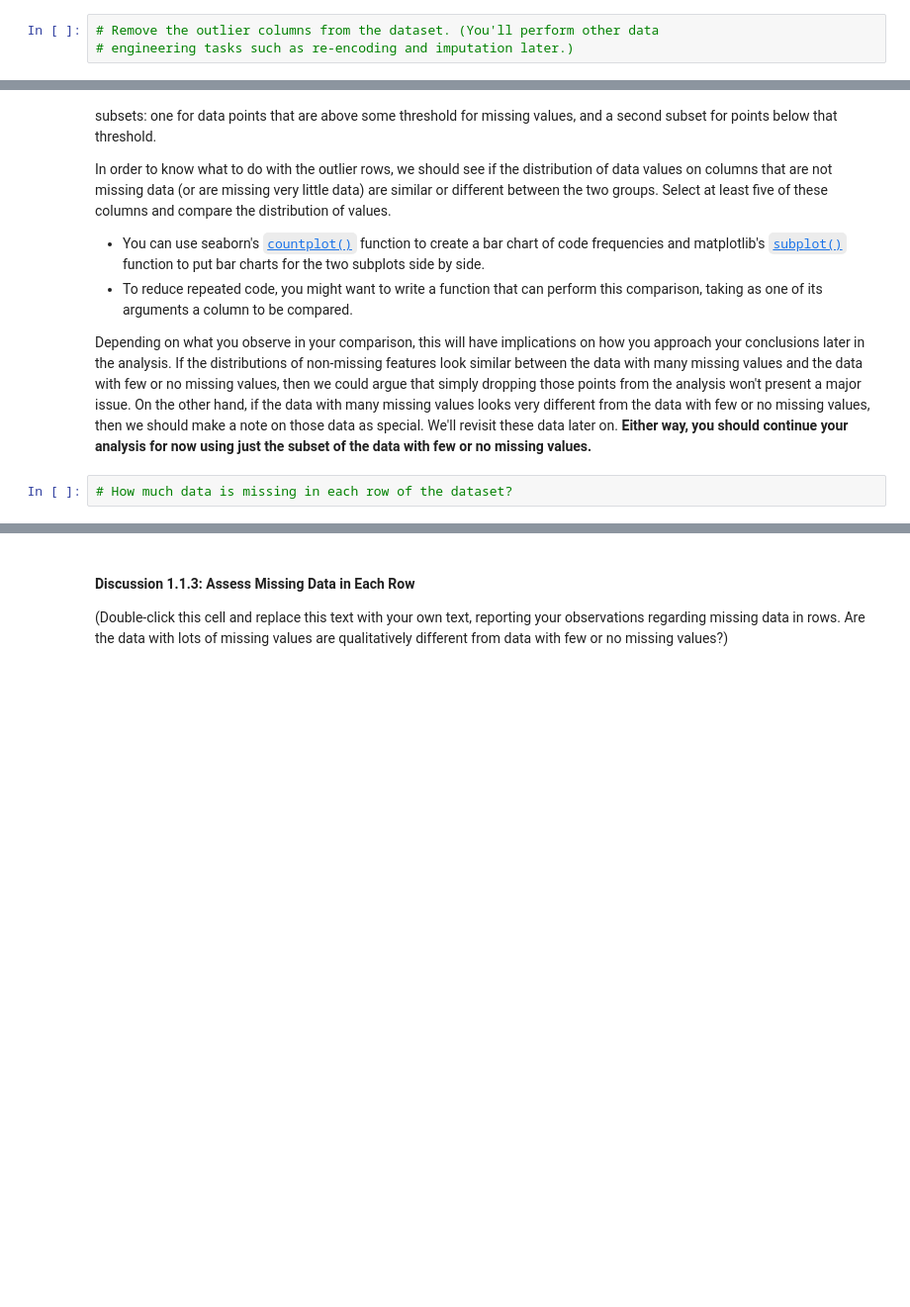
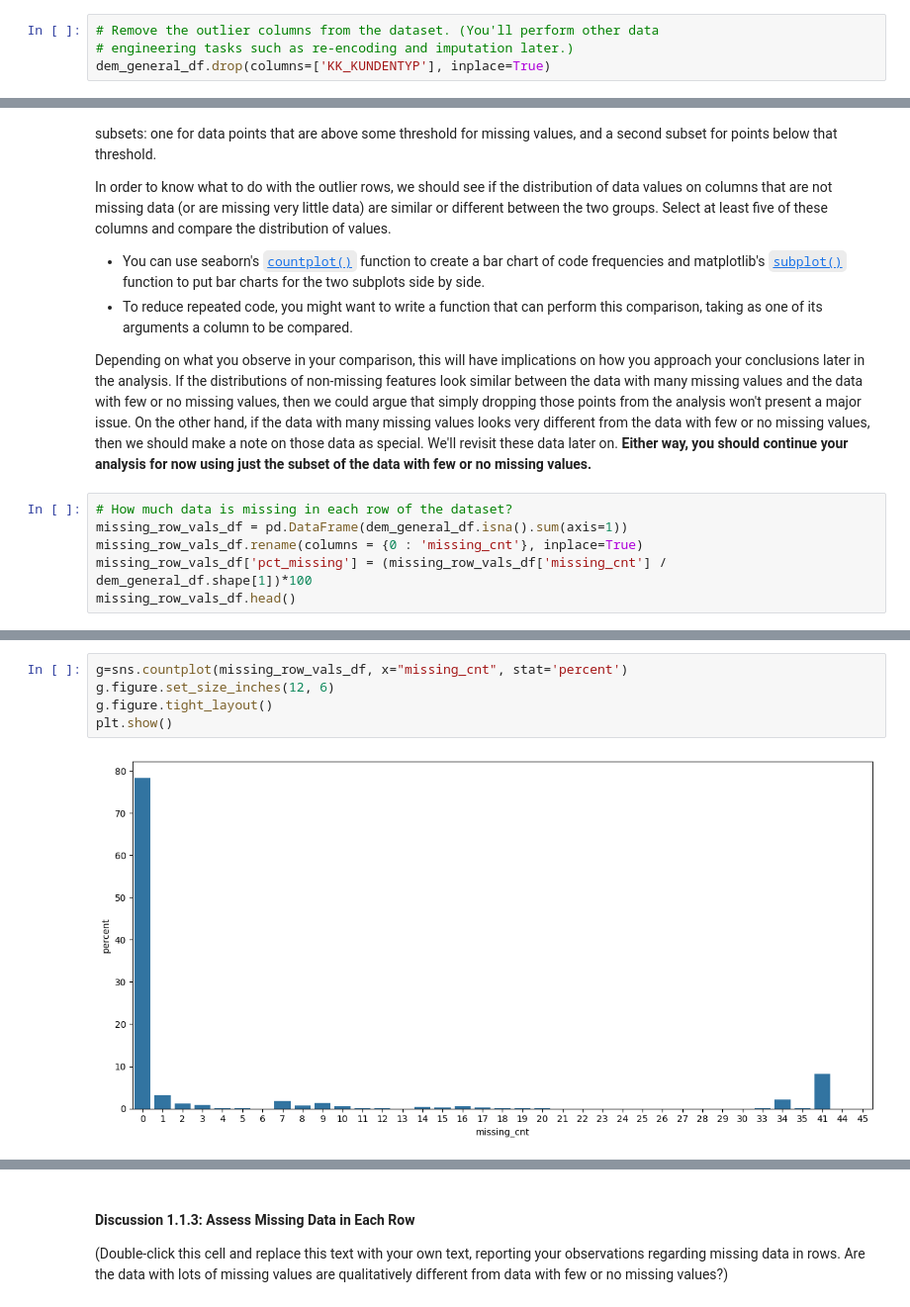
Before and after one commit to Diodak92/Intro-to-Machine-Learning-with-Pytorch, a Jupyter notebook: Identify_Customer_Segments/Identify_Customer_Segments.ipynb, the cells around one changed output, grey strips where cells are left out. Shown: that part at 99% size. Cells and saved outputs as stored; diff of their text form; blank space fills up the shorter version.

```diff
--- a/Identify_Customer_Segments/Identify_Customer_Segments.ipynb
+++ b/Identify_Customer_Segments/Identify_Customer_Segments.ipynb
@@ -105,3 +167,4 @@ For the remaining features, are there any patterns in which columns have, or sha
 # %%
 # Remove the outlier columns from the dataset. (You'll perform other data
 # engineering tasks such as re-encoding and imputation later.)
+dem_general_df.drop(columns=['KK_KUNDENTYP'], inplace=True)
@@ -121,3 +187,7 @@ In order to know what to do with the outlier rows, we should see if the distribu
 Depending on what you observe in your comparison, this will have implications on how you approach your conclusions later in the analysis. If the distributions of non-missing features look similar between the data with many missing values and the data with few or no missing values, then we could argue that simply dropping those points from the analysis won't present a major issue. On the other hand, if the data with many missing values looks very different from the data with few or no missing values, then we should make a note on those data as special. We'll revisit these data later on. **Either way, you should continue your analysis for now using just the subset of the data with few or no missing values.**
 # %%
 # How much data is missing in each row of the dataset?
+missing_row_vals_df = pd.DataFrame(dem_general_df.isna().sum(axis=1))
+missing_row_vals_df.rename(columns = {0 : 'missing_cnt'}, inplace=True)
+missing_row_vals_df['pct_missing'] = (missing_row_vals_df['missing_cnt'] / dem_general_df.shape[1])*100
+missing_row_vals_df.head()
@@ -126,0 +213,7 @@ Depending on what you observe in your comparison, this will have implications on
+# %%
+g=sns.countplot(missing_row_vals_df, x="missing_cnt", stat='percent')
+g.figure.set_size_inches(12, 6)
+g.figure.tight_layout()
+plt.show()
+# %% [output]
+[figure, added]
```
Also changed, not shown: parts of 16 cells of this notebook.
